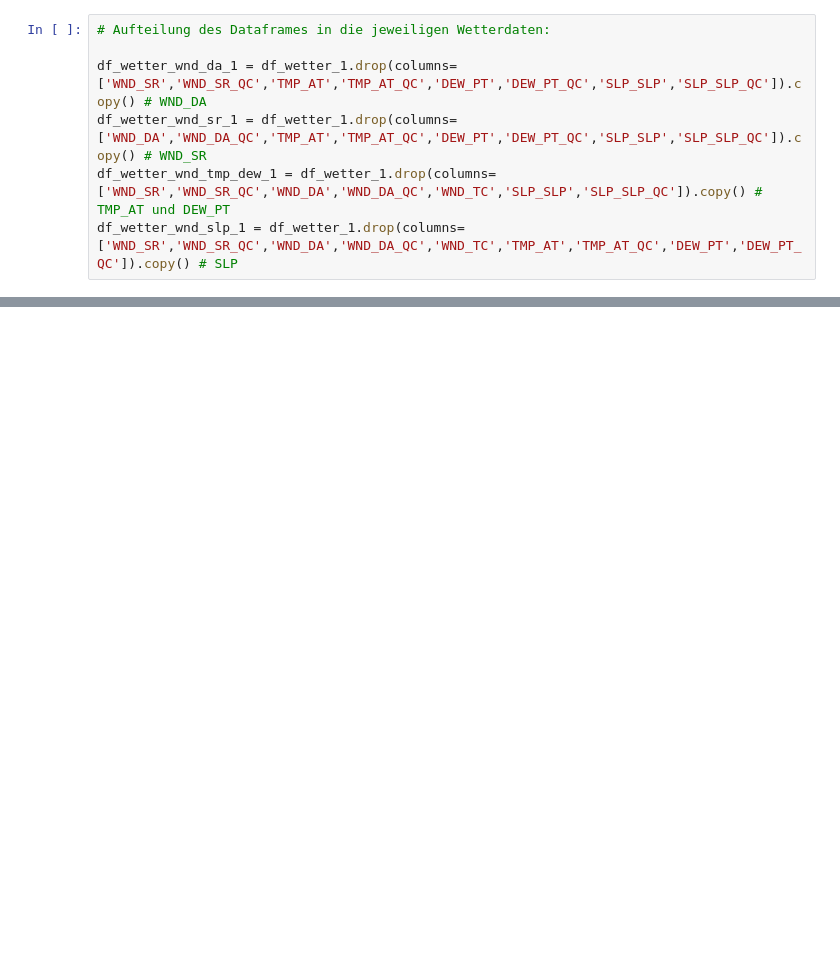
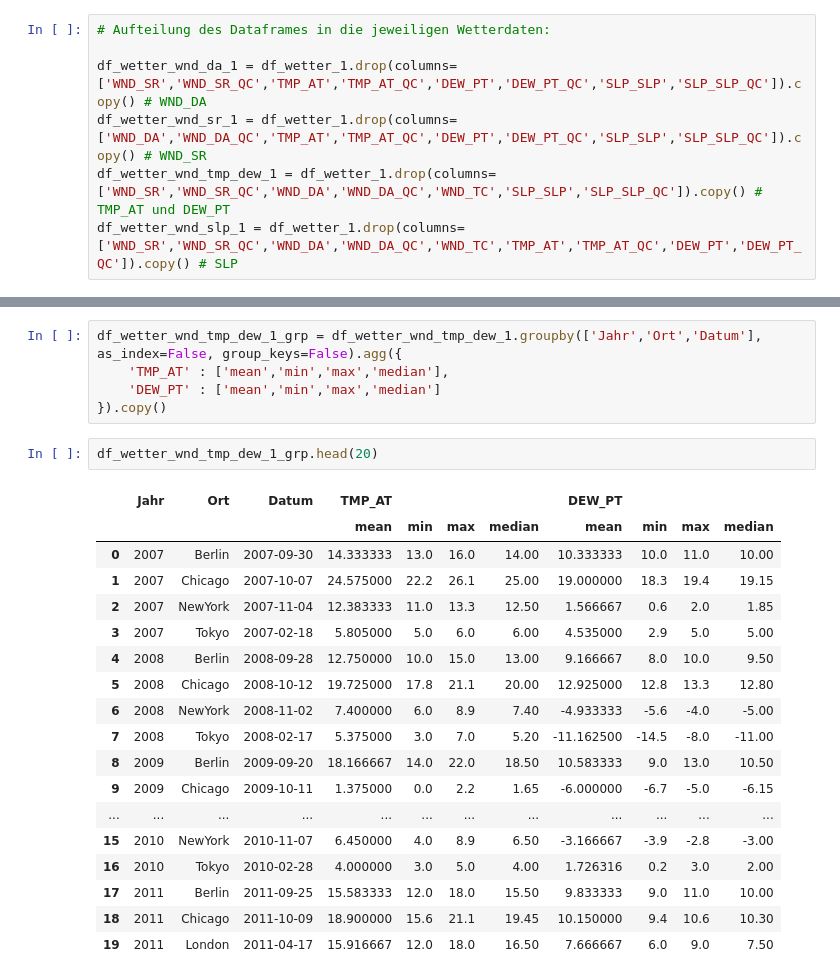
Before and after one commit to Wade-Sys/wma, a Jupyter notebook: Wetter/prepare_weather_data_step_3.ipynb, the cells around one changed output, grey strips where cells are left out. Cells and saved outputs as stored; diff of their text form; blank space fills up the shorter version.

Commit message:
Marathon Übersicht + Wetteraggregation (TMP & DEW)

```diff
--- a/Wetter/prepare_weather_data_step_3.ipynb
+++ b/Wetter/prepare_weather_data_step_3.ipynb
@@ -84,0 +100,26 @@ df_wetter_wnd_slp_1.head()
+# %%
+df_wetter_wnd_tmp_dew_1_grp = df_wetter_wnd_tmp_dew_1.groupby(['Jahr','Ort','Datum'], as_index=False, group_keys=False).agg({
+    'TMP_AT' : ['mean','min','max','median'],
+    'DEW_PT' : ['mean','min','max','median']
+}).copy()
+# %%
+df_wetter_wnd_tmp_dew_1_grp.head(20)
+# %% [output]
+|  | Jahr | Ort | Datum | TMP_AT |  |  |  | DEW_PT |  |  |  |
+|  |  |  |  | mean | min | max | median | mean | min | max | median |
+| 0 | 2007 | Berlin | 2007-09-30 | 14.333333 | 13.0 | 16.0 | 14.00 | 10.333333 | 10.0 | 11.0 | 10.00 |
+| 1 | 2007 | Chicago | 2007-10-07 | 24.575000 | 22.2 | 26.1 | 25.00 | 19.000000 | 18.3 | 19.4 | 19.15 |
+| 2 | 2007 | NewYork | 2007-11-04 | 12.383333 | 11.0 | 13.3 | 12.50 | 1.566667 | 0.6 | 2.0 | 1.85 |
+| 3 | 2007 | Tokyo | 2007-02-18 | 5.805000 | 5.0 | 6.0 | 6.00 | 4.535000 | 2.9 | 5.0 | 5.00 |
+| 4 | 2008 | Berlin | 2008-09-28 | 12.750000 | 10.0 | 15.0 | 13.00 | 9.166667 | 8.0 | 10.0 | 9.50 |
+| 5 | 2008 | Chicago | 2008-10-12 | 19.725000 | 17.8 | 21.1 | 20.00 | 12.925000 | 12.8 | 13.3 | 12.80 |
+| 6 | 2008 | NewYork | 2008-11-02 | 7.400000 | 6.0 | 8.9 | 7.40 | -4.933333 | -5.6 | -4.0 | -5.00 |
+| 7 | 2008 | Tokyo | 2008-02-17 | 5.375000 | 3.0 | 7.0 | 5.20 | -11.162500 | -14.5 | -8.0 | -11.00 |
+| 8 | 2009 | Berlin | 2009-09-20 | 18.166667 | 14.0 | 22.0 | 18.50 | 10.583333 | 9.0 | 13.0 | 10.50 |
+| 9 | 2009 | Chicago | 2009-10-11 | 1.375000 | 0.0 | 2.2 | 1.65 | -6.000000 | -6.7 | -5.0 | -6.15 |
+| ... | ... | ... | ... | ... | ... | ... | ... | ... | ... | ... | ... |
+| 15 | 2010 | NewYork | 2010-11-07 | 6.450000 | 4.0 | 8.9 | 6.50 | -3.166667 | -3.9 | -2.8 | -3.00 |
+| 16 | 2010 | Tokyo | 2010-02-28 | 4.000000 | 3.0 | 5.0 | 4.00 | 1.726316 | 0.2 | 3.0 | 2.00 |
+| 17 | 2011 | Berlin | 2011-09-25 | 15.583333 | 12.0 | 18.0 | 15.50 | 9.833333 | 9.0 | 11.0 | 10.00 |
+| 18 | 2011 | Chicago | 2011-10-09 | 18.900000 | 15.6 | 21.1 | 19.45 | 10.150000 | 9.4 | 10.6 | 10.30 |
+| 19 | 2011 | London | 2011-04-17 | 15.916667 | 12.0 | 18.0 | 16.50 | 7.666667 | 6.0 | 9.0 | 7.50 |
```
Also changed, not shown: parts of 3 cells of this notebook, 1 other file.
